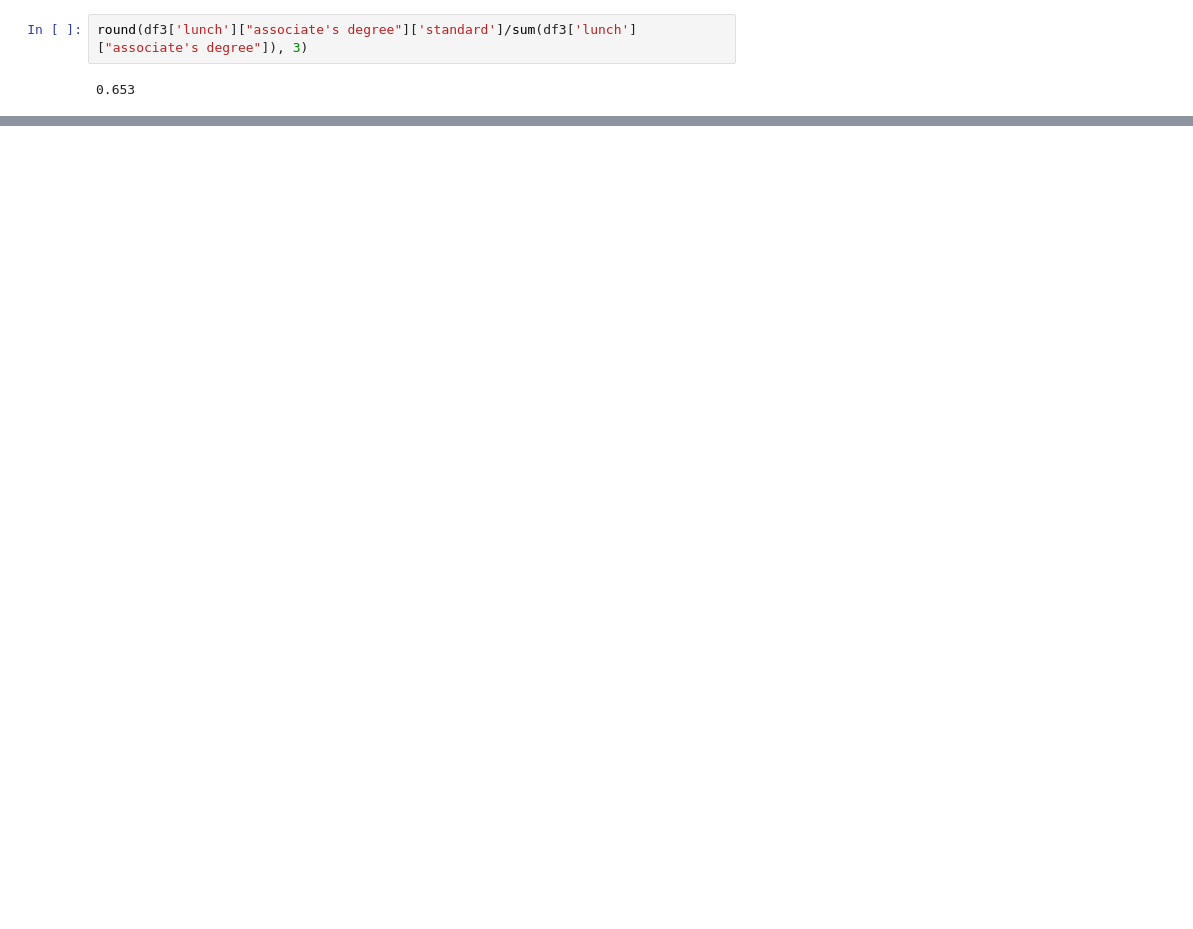
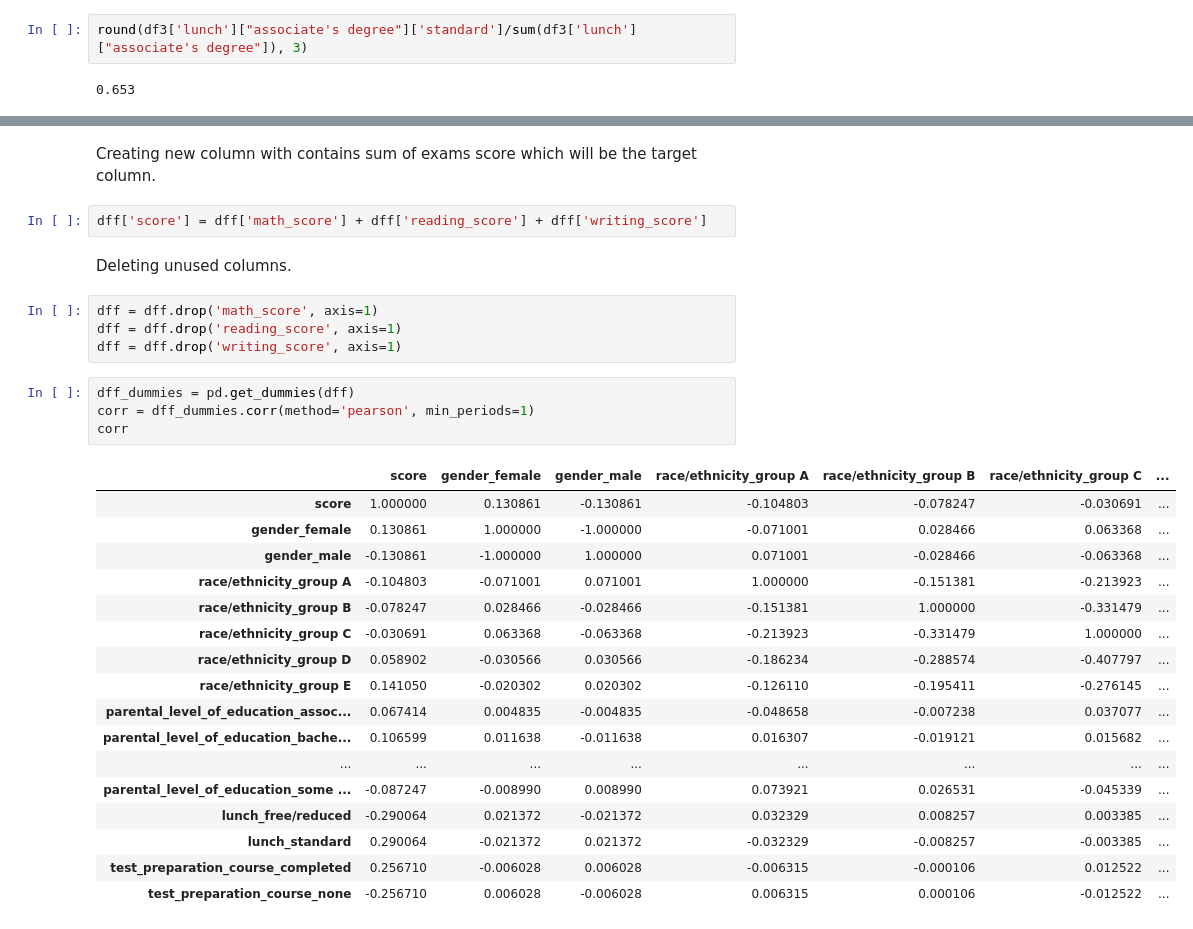
Before and after one commit to GKurek94/Data-Science-projects, a Jupyter notebook: Student_performance.ipynb, the cells around one changed output, grey strips where cells are left out. Drawn from its saved outputs; the diff is of its cells as text; blank space fills up the shorter version.

```diff
--- a/Student_performance.ipynb
+++ b/Student_performance.ipynb
@@ -149,0 +226,32 @@ df4.unstack(level=1).plot(kind='bar', subplots=False, title = "Precentage divers
+# %% [markdown]
+Creating new column with contains sum of exams score which will be the target column.
+# %%
+dff['score'] = dff['math_score'] + dff['reading_score'] + dff['writing_score']
+# %% [markdown]
+Deleting unused columns.
+# %%
+dff = dff.drop('math_score', axis=1)
+dff = dff.drop('reading_score', axis=1)
+dff = dff.drop('writing_score', axis=1)
+# %%
+dff_dummies = pd.get_dummies(dff)
+corr = dff_dummies.corr(method='pearson', min_periods=1)
+corr
+# %% [output]
+|  | score | gender_female | gender_male | race/ethnicity_group A | race/ethnicity_group B | race/ethnicity_group C | ... |
+| score | 1.000000 | 0.130861 | -0.130861 | -0.104803 | -0.078247 | -0.030691 | ... |
+| gender_female | 0.130861 | 1.000000 | -1.000000 | -0.071001 | 0.028466 | 0.063368 | ... |
+| gender_male | -0.130861 | -1.000000 | 1.000000 | 0.071001 | -0.028466 | -0.063368 | ... |
+| race/ethnicity_group A | -0.104803 | -0.071001 | 0.071001 | 1.000000 | -0.151381 | -0.213923 | ... |
+| race/ethnicity_group B | -0.078247 | 0.028466 | -0.028466 | -0.151381 | 1.000000 | -0.331479 | ... |
+| race/ethnicity_group C | -0.030691 | 0.063368 | -0.063368 | -0.213923 | -0.331479 | 1.000000 | ... |
+| race/ethnicity_group D | 0.058902 | -0.030566 | 0.030566 | -0.186234 | -0.288574 | -0.407797 | ... |
+| race/ethnicity_group E | 0.141050 | -0.020302 | 0.020302 | -0.126110 | -0.195411 | -0.276145 | ... |
+| parental_level_of_education_assoc... | 0.067414 | 0.004835 | -0.004835 | -0.048658 | -0.007238 | 0.037077 | ... |
+| parental_level_of_education_bache... | 0.106599 | 0.011638 | -0.011638 | 0.016307 | -0.019121 | 0.015682 | ... |
+| ... | ... | ... | ... | ... | ... | ... | ... |
+| parental_level_of_education_some ... | -0.087247 | -0.008990 | 0.008990 | 0.073921 | 0.026531 | -0.045339 | ... |
+| lunch_free/reduced | -0.290064 | 0.021372 | -0.021372 | 0.032329 | 0.008257 | 0.003385 | ... |
+| lunch_standard | 0.290064 | -0.021372 | 0.021372 | -0.032329 | -0.008257 | -0.003385 | ... |
+| test_preparation_course_completed | 0.256710 | -0.006028 | 0.006028 | -0.006315 | -0.000106 | 0.012522 | ... |
+| test_preparation_course_none | -0.256710 | 0.006028 | -0.006028 | 0.006315 | 0.000106 | -0.012522 | ... |
```
Also changed, not shown: parts of 42 cells of this notebook.
